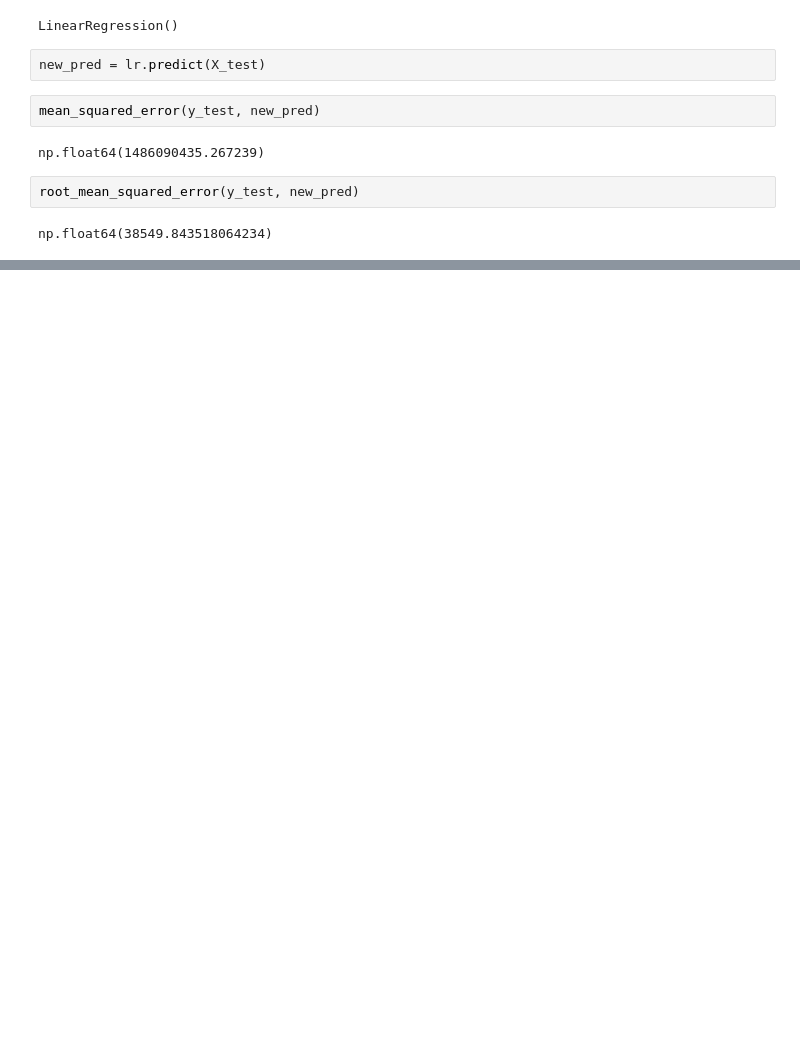
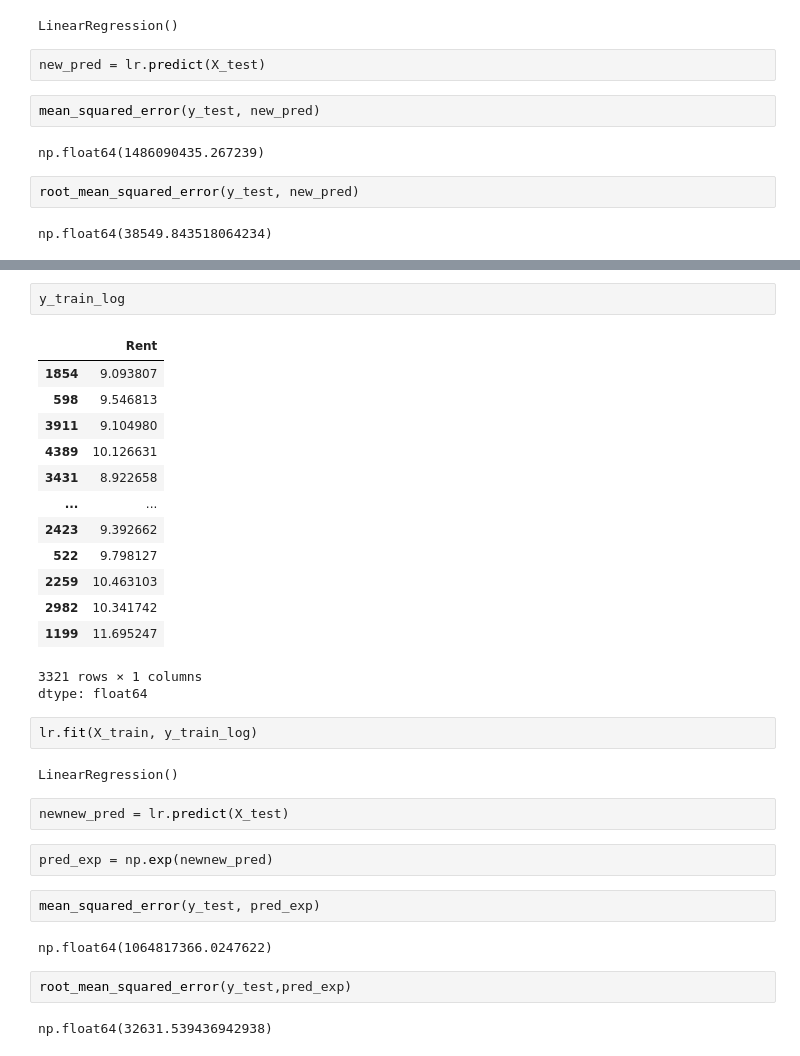
Before and after one commit to happyKJE/data-analysis-notebooks, a Jupyter notebook: House_Rent_금액_예측모델.ipynb, the cells around one changed output, grey strips where cells are left out. Cells and saved outputs as stored; diff of their text form; blank space fills up the shorter version.

```diff
--- a/House_Rent_금액_예측모델.ipynb
+++ b/House_Rent_금액_예측모델.ipynb
@@ -388,0 +415,33 @@ np.float64(38549.843518064234)
+# %%
+y_train_log
+# %% [output]
+|  | Rent |
+| 1854 | 9.093807 |
+| 598 | 9.546813 |
+| 3911 | 9.104980 |
+| 4389 | 10.126631 |
+| 3431 | 8.922658 |
+| ... | ... |
+| 2423 | 9.392662 |
+| 522 | 9.798127 |
+| 2259 | 10.463103 |
+| 2982 | 10.341742 |
+| 1199 | 11.695247 |
+3321 rows × 1 columns
+dtype: float64
+# %%
+lr.fit(X_train, y_train_log)
+# %% [output]
+LinearRegression()
+# %%
+newnew_pred = lr.predict(X_test)
+# %%
+pred_exp = np.exp(newnew_pred)
+# %%
+mean_squared_error(y_test, pred_exp)
+# %% [output]
+np.float64(1064817366.0247622)
+# %%
+root_mean_squared_error(y_test,pred_exp)
+# %% [output]
+np.float64(32631.539436942938)
```
Also changed, not shown: parts of 7 cells of this notebook.
